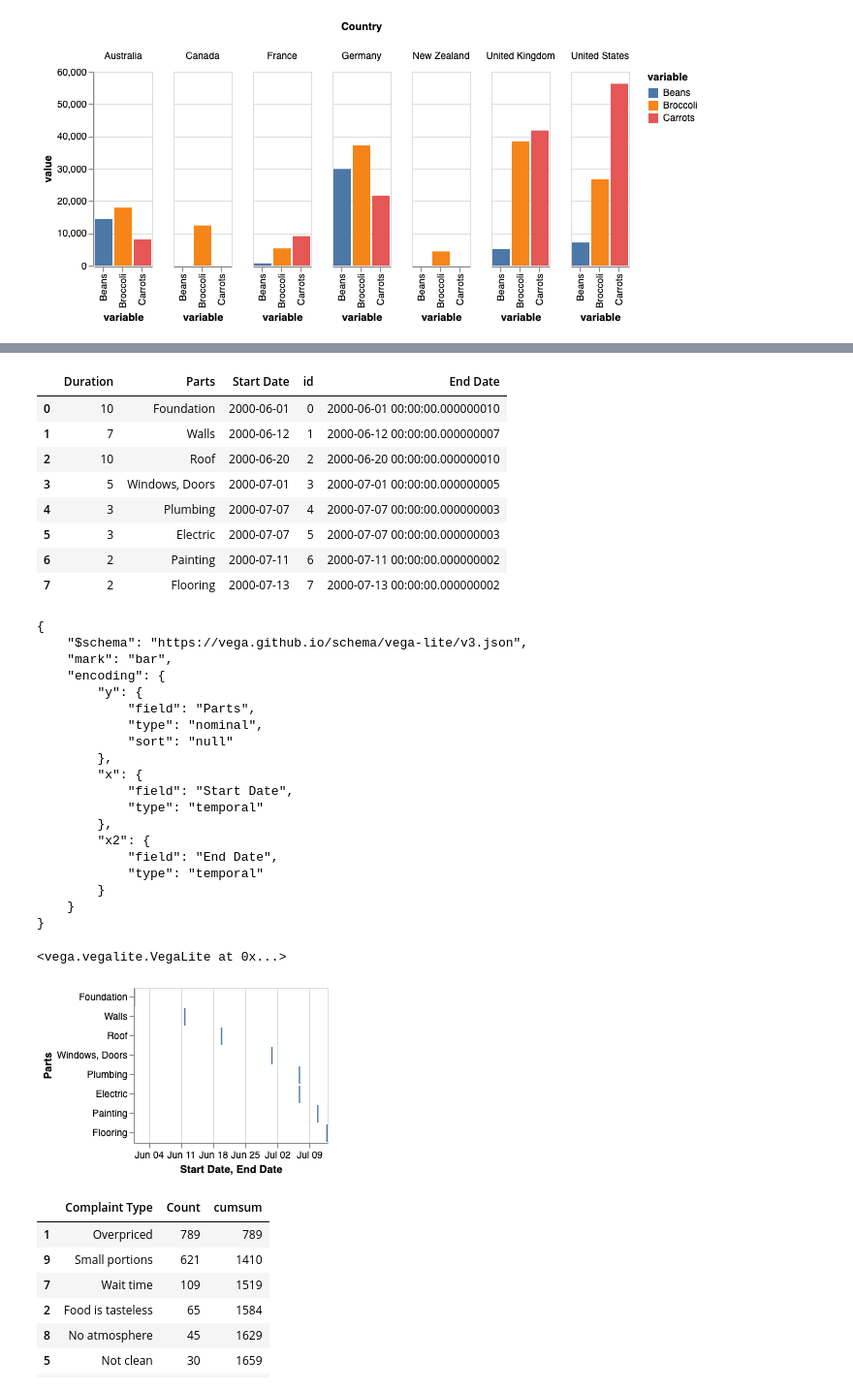
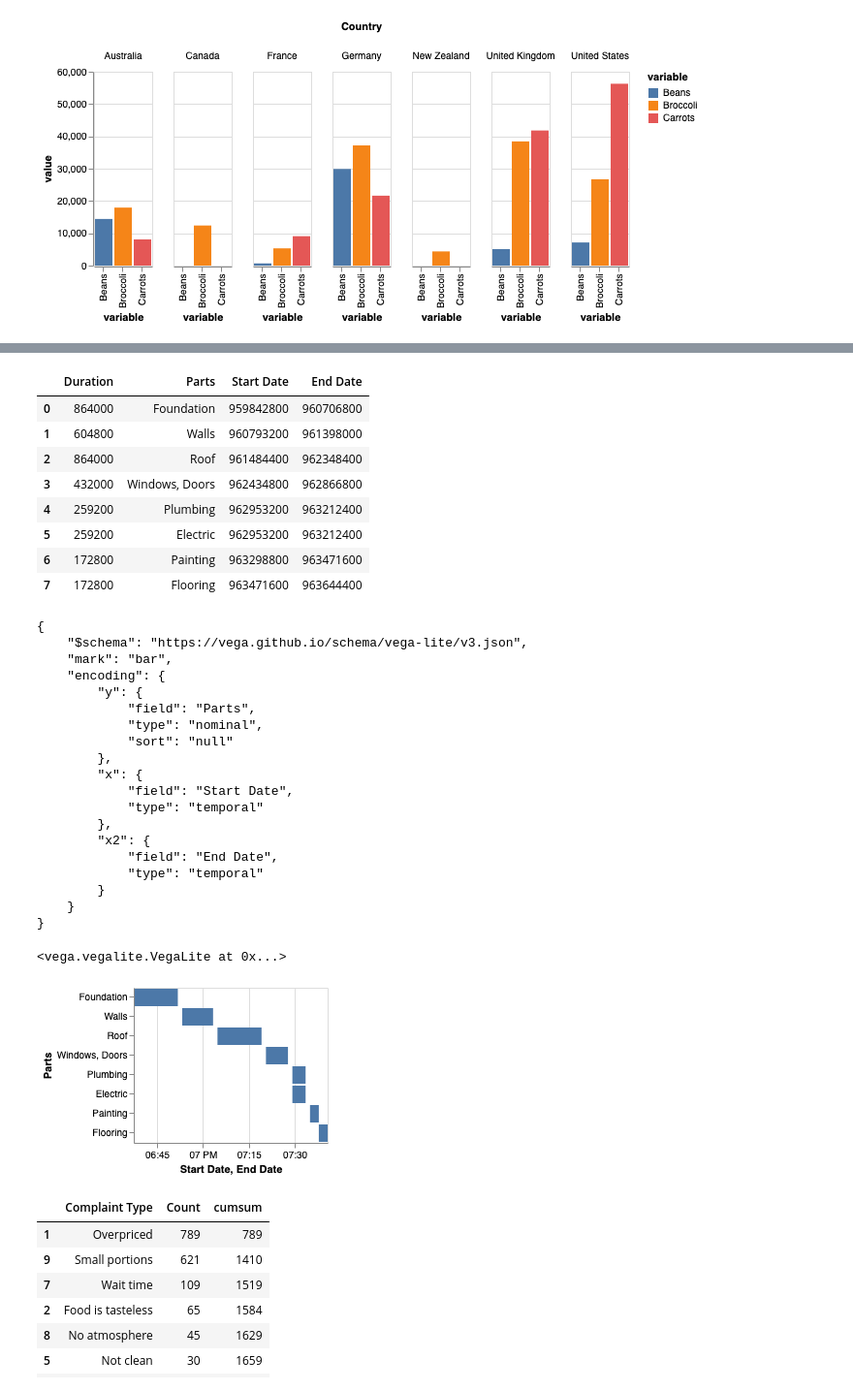
Before and after one commit to Mestway/falx, a Jupyter notebook: falx/data_prep.ipynb, the cells around one changed output, grey strips where cells are left out. Shown at 97% size. Saved outputs shown, nothing was run; the diff lists cells and outputs as text; code cells hidden in the pictures.

```diff
--- a/falx/data_prep.ipynb
+++ b/falx/data_prep.ipynb
@@ -1191,11 +1191,10 @@ VegaLite(spec, df22)
 # %%
 df24 = load_input_table("024.json")
 
-df24['id'] = df24.index
-df24["Start Date"] = pd.to_datetime(df24["Start Date"], infer_datetime_format=True)
-df24["End Date"] = df24["Start Date"] + pd.TimedeltaIndex(df24['Duration'], unit="D")
+df24["End Date"] = df24["Start Date"] + df24['Duration']
 
 display(df24)
+#print(json.dumps(df24.to_dict(orient="records")))
 
 spec = {
     "$schema": "https://vega.github.io/schema/vega-lite/v3.json",
@@ -1204,43 +1203,43 @@ spec = {
         "y": { "field": "Parts", "type": "nominal", "sort": "null"},
         "x": { "field": "Start Date", "type": "temporal"},
         "x2": { "field": "End Date", "type": "temporal"}
     }
 }
 
 print(json.dumps(spec, indent=4))
 
 VegaLite(spec, df24)
 # %% [output]
-|  | Duration | Parts | Start Date | id | End Date |
-| 0 | 10 | Foundation | 2000-06-01 | 0 | 2000-06-01 00:00:00.000000010 |
-| 1 | 7 | Walls | 2000-06-12 | 1 | 2000-06-12 00:00:00.000000007 |
-| 2 | 10 | Roof | 2000-06-20 | 2 | 2000-06-20 00:00:00.000000010 |
-| 3 | 5 | Windows, Doors | 2000-07-01 | 3 | 2000-07-01 00:00:00.000000005 |
-| 4 | 3 | Plumbing | 2000-07-07 | 4 | 2000-07-07 00:00:00.000000003 |
-| 5 | 3 | Electric | 2000-07-07 | 5 | 2000-07-07 00:00:00.000000003 |
-| 6 | 2 | Painting | 2000-07-11 | 6 | 2000-07-11 00:00:00.000000002 |
-| 7 | 2 | Flooring | 2000-07-13 | 7 | 2000-07-13 00:00:00.000000002 |
+|  | Duration | Parts | Start Date | End Date |
+| 0 | 864000 | Foundation | 959842800 | 960706800 |
+| 1 | 604800 | Walls | 960793200 | 961398000 |
+| 2 | 864000 | Roof | 961484400 | 962348400 |
+| 3 | 432000 | Windows, Doors | 962434800 | 962866800 |
+| 4 | 259200 | Plumbing | 962953200 | 963212400 |
+| 5 | 259200 | Electric | 962953200 | 963212400 |
+| 6 | 172800 | Painting | 963298800 | 963471600 |
+| 7 | 172800 | Flooring | 963471600 | 963644400 |
 {
     "$schema": "https://vega.github.io/schema/vega-lite/v3.json",
     "mark": "bar",
     "encoding": {
         "y": {
             "field": "Parts",
             "type": "nominal",
             "sort": "null"
         },
         "x": {
             "field": "Start Date",
             "type": "temporal"
         },
         "x2": {
             "field": "End Date",
             "type": "temporal"
         }
     }
 }
 <vega.vegalite.VegaLite at 0x...>
-[figure, old version]
+[figure, new version]
 # %%
 df25 = load_input_table("025.json")
 
```
Also changed, not shown: parts of 2 cells of this notebook, 2 other files.
